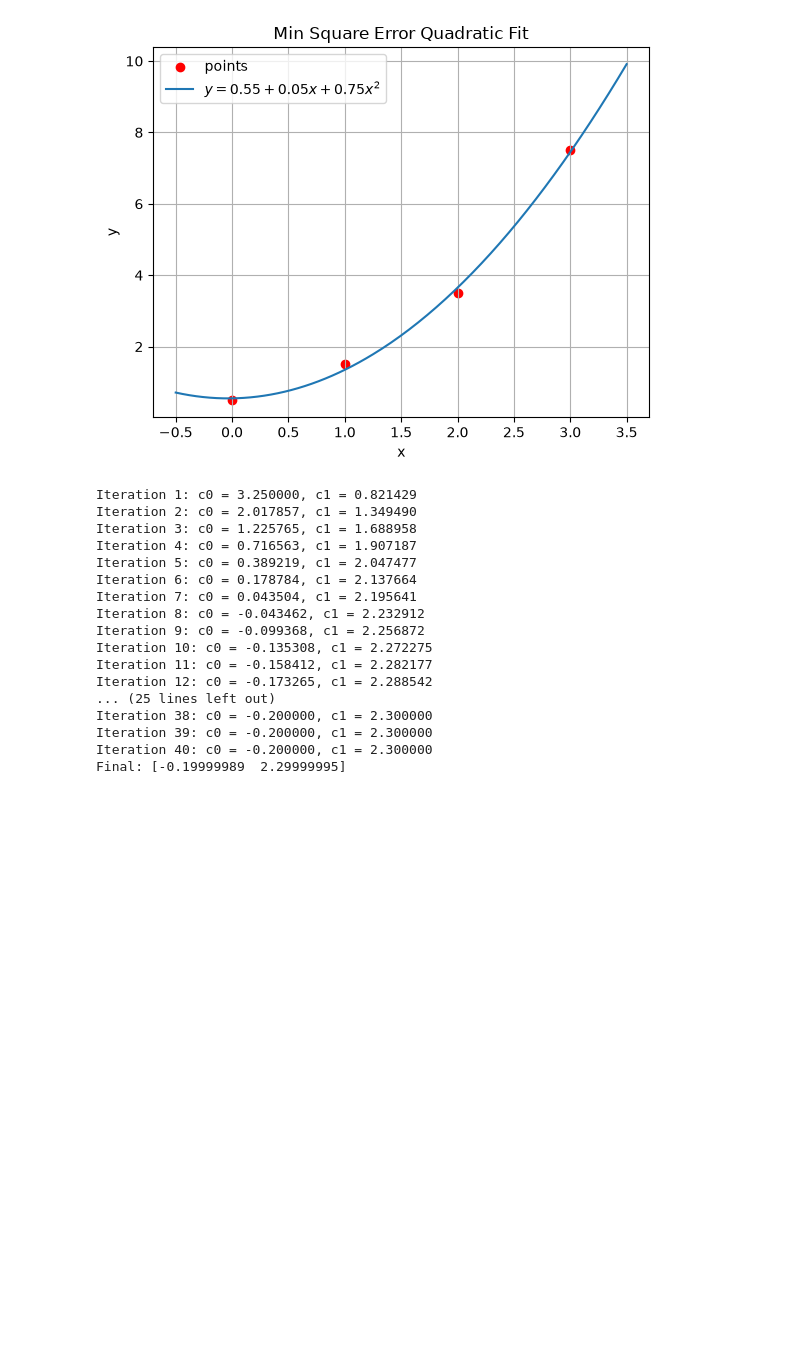
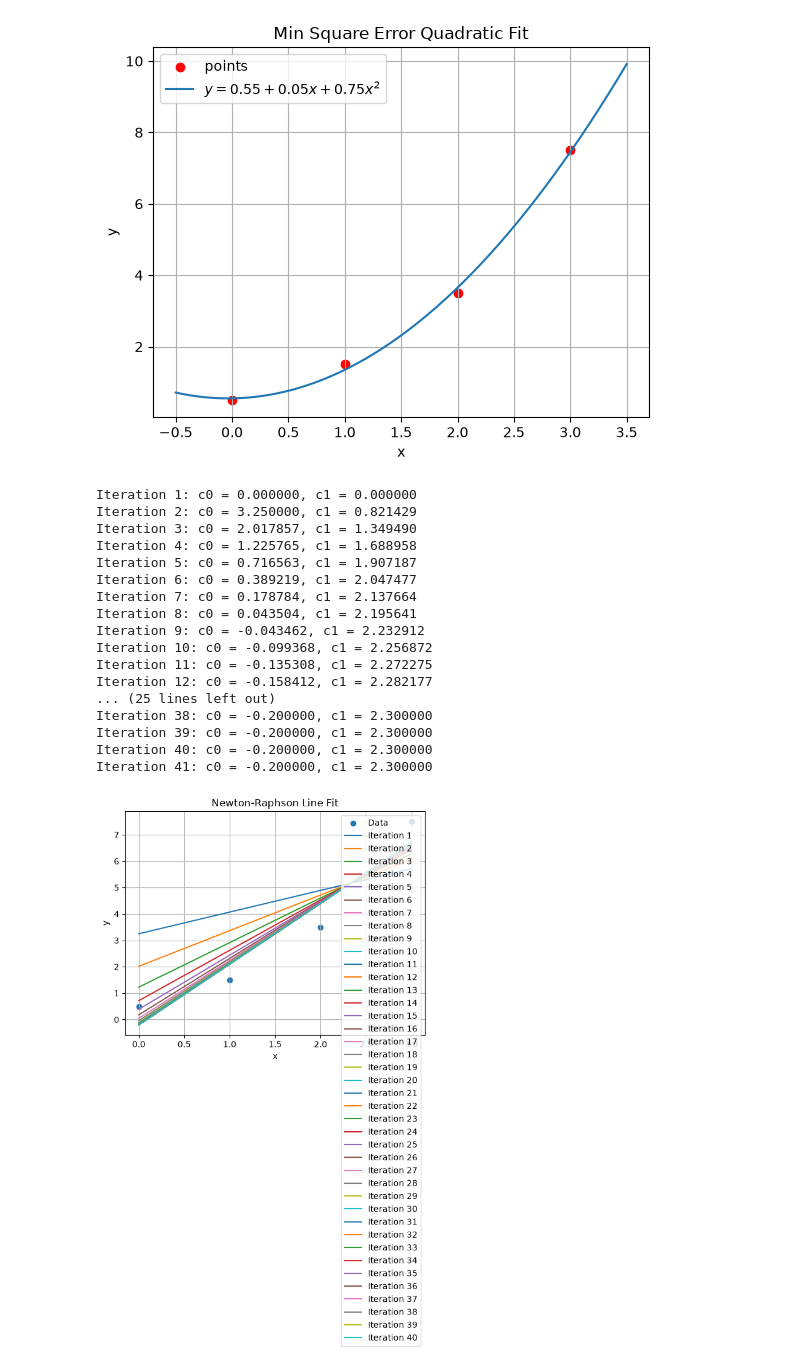
Before and after one commit to helmet323/helmet323.github.io, a Jupyter notebook: 1/fitting-equation.ipynb, the cells around one changed output. Drawn from its saved outputs; the diff is of its cells as text; code cells hidden in the pictures; blank space fills up the shorter version.

```diff
--- a/1/fitting-equation.ipynb
+++ b/1/fitting-equation.ipynb
@@ -54,25 +54,23 @@ plt.show()
 # %%
 def newton_raphson(c, d1, d2, tolerance=1e-7):
 
-    iteration = 0
+    iterations = [c.copy()]  # Iteration 0
 
     while True:
         old_c = c.copy()
 
-        for i in range(len(c)):
-            c[i] = c[i] - d1[i](c) / d2[i](c)
+        # Optimize c0 using current c1
+        c[0] = c[0] - d1[0](c) / d2[0](c)
 
-        iteration += 1
+        # Optimize c1 using the new c0
+        c[1] = c[1] - d1[1](c) / d2[1](c)
 
-        print(
-            f"Iteration {iteration}: "
-            + ", ".join(f"c{i} = {c[i]:.6f}" for i in range(len(c)))
-        )
+        iterations.append(c.copy())
 
         if np.linalg.norm(c - old_c) < tolerance:
             break
 
-    return c
+    return c, iterations
 # %%
 def d1_c0(c):
     c0, c1 = c
@@ -90,28 +88,49 @@ def d2_c1(c):
 
 c = np.array([0.0, 0.0])
 
-line = newton_raphson(
+c, iterations = newton_raphson(
     c,
     [d1_c0, d1_c1],
     [d2_c0, d2_c1]
 )
 
-print("Final:", line)
+for i, values in enumerate(iterations, 1):
+    print(
+        f"Iteration {i}: "
+        + ", ".join(f"c{j} = {values[j]:.6f}" for j in range(len(values)))
+    )
 # %% [output]
-Iteration 1: c0 = 3.250000, c1 = 0.821429
-Iteration 2: c0 = 2.017857, c1 = 1.349490
-Iteration 3: c0 = 1.225765, c1 = 1.688958
-Iteration 4: c0 = 0.716563, c1 = 1.907187
-Iteration 5: c0 = 0.389219, c1 = 2.047477
-Iteration 6: c0 = 0.178784, c1 = 2.137664
-Iteration 7: c0 = 0.043504, c1 = 2.195641
-Iteration 8: c0 = -0.043462, c1 = 2.232912
-Iteration 9: c0 = -0.099368, c1 = 2.256872
-Iteration 10: c0 = -0.135308, c1 = 2.272275
-Iteration 11: c0 = -0.158412, c1 = 2.282177
-Iteration 12: c0 = -0.173265, c1 = 2.288542
+Iteration 1: c0 = 0.000000, c1 = 0.000000
+Iteration 2: c0 = 3.250000, c1 = 0.821429
+Iteration 3: c0 = 2.017857, c1 = 1.349490
+Iteration 4: c0 = 1.225765, c1 = 1.688958
+Iteration 5: c0 = 0.716563, c1 = 1.907187
+Iteration 6: c0 = 0.389219, c1 = 2.047477
+Iteration 7: c0 = 0.178784, c1 = 2.137664
+Iteration 8: c0 = 0.043504, c1 = 2.195641
+Iteration 9: c0 = -0.043462, c1 = 2.232912
+Iteration 10: c0 = -0.099368, c1 = 2.256872
+Iteration 11: c0 = -0.135308, c1 = 2.272275
+Iteration 12: c0 = -0.158412, c1 = 2.282177
 ... (25 lines left out)
 Iteration 38: c0 = -0.200000, c1 = 2.300000
 Iteration 39: c0 = -0.200000, c1 = 2.300000
 Iteration 40: c0 = -0.200000, c1 = 2.300000
-Final: [-0.19999989  2.29999995]
+Iteration 41: c0 = -0.200000, c1 = 2.300000
+# %%
+x_line = np.linspace(min(xs), max(xs), 100)
+
+plt.scatter(xs, ys, label="Data")
+
+for i, values in enumerate(iterations):
+    y_line = values[0] + values[1] * x_line
+    plt.plot(x_line, y_line, label=f"Iteration {i}")
+
+plt.xlabel("x")
+plt.ylabel("y")
+plt.title("Newton-Raphson Line Fit")
+plt.legend()
+plt.grid()
+plt.show()
+# %% [output]
+[figure, added]
```
Also changed, not shown: 1 other file.
